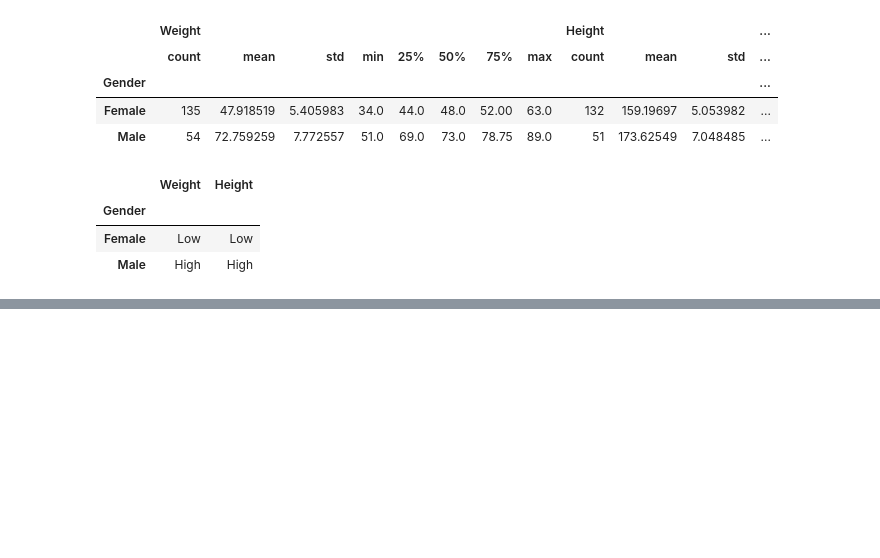
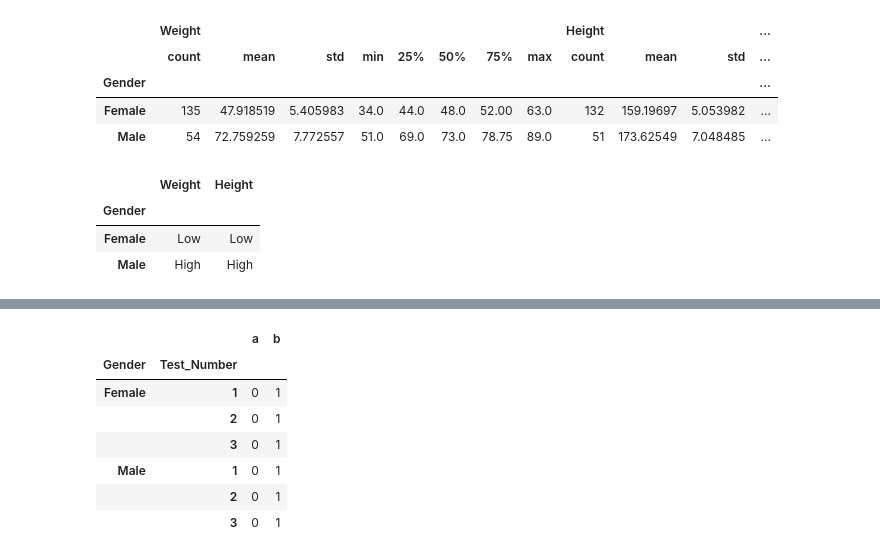
Before and after one commit to jefferyhe2025/python_learning, a Jupyter notebook: pandas/pandas_group.ipynb, the cells around one changed output, grey strips where cells are left out. Cells and saved outputs as stored; diff of their text form; code cells hidden in the pictures; blank space fills up the shorter version.

```diff
--- a/pandas/pandas_group.ipynb
+++ b/pandas/pandas_group.ipynb
@@ -168,0 +316,11 @@ gb.agg(my_func)
+# %%
+gb2.apply(lambda x: pd.Series([0,1],index=['a','b']))
+# %% [output]
+|  |  | a | b |
+| Gender | Test_Number |  |  |
+| Female | 1 | 0 | 1 |
+|  | 2 | 0 | 1 |
+|  | 3 | 0 | 1 |
+| Male | 1 | 0 | 1 |
+|  | 2 | 0 | 1 |
+|  | 3 | 0 | 1 |
```
Also changed, not shown: parts of 24 cells of this notebook.
